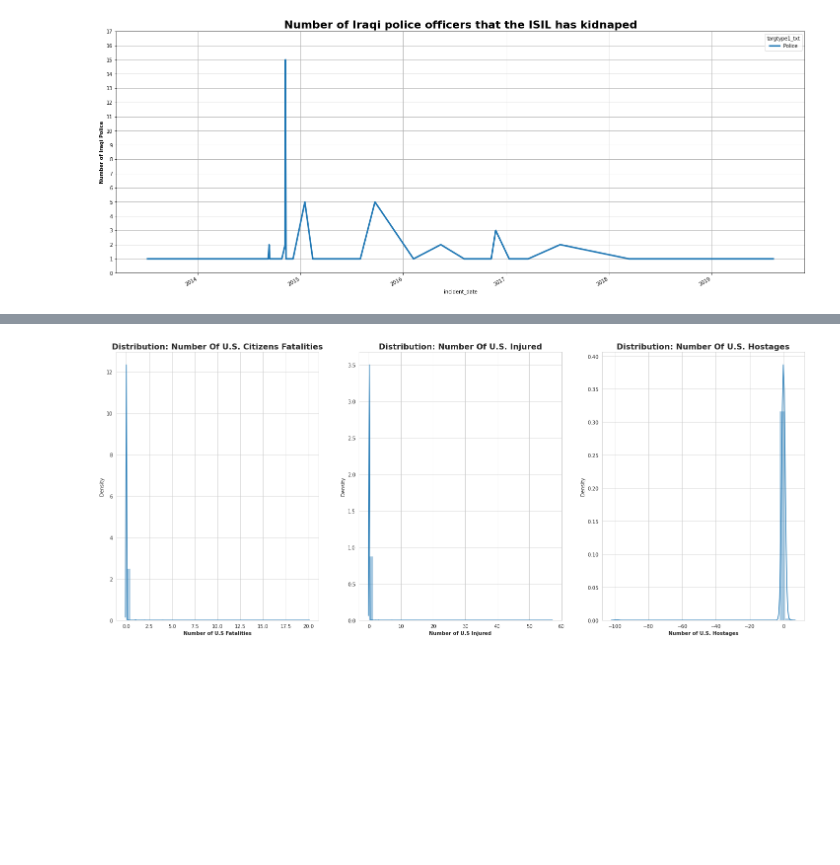
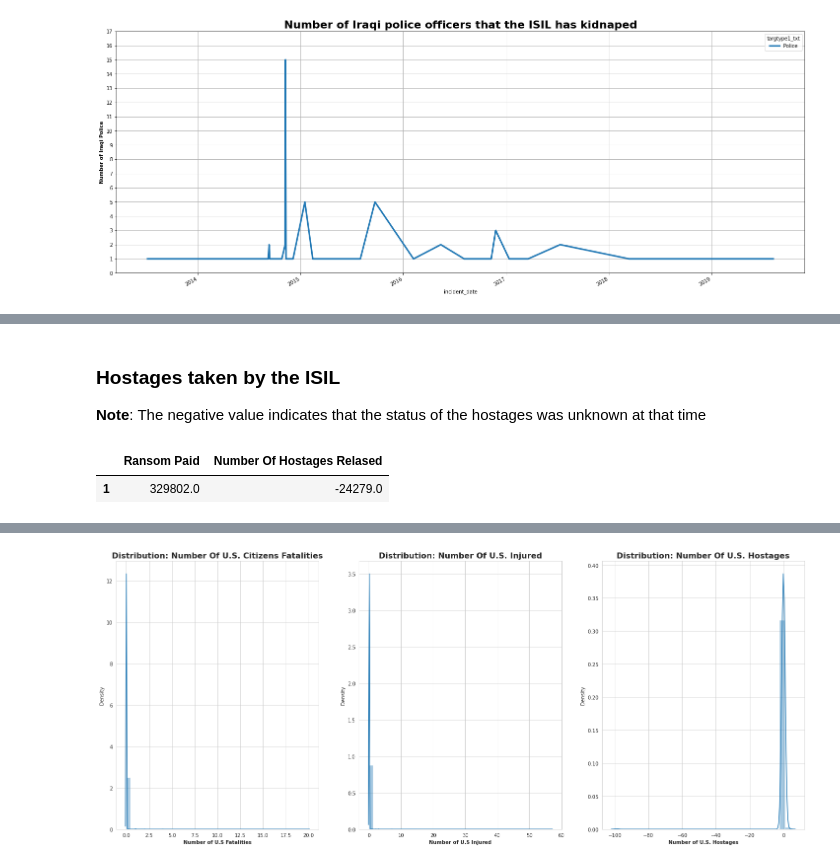
Before and after one commit to ratmadjads/DSC680, a Jupyter notebook: notebooks/DSC680_MileStoneThree_AtmadjaRio.ipynb, the cells around one changed output, grey strips where cells are left out. Drawn from its saved outputs; the diff is of its cells as text; code cells hidden in the pictures; blank space fills up the shorter version.

```diff
--- a/notebooks/DSC680_MileStoneThree_AtmadjaRio.ipynb
+++ b/notebooks/DSC680_MileStoneThree_AtmadjaRio.ipynb
@@ -381,0 +395,9 @@ ax.grid(True)
+# %% [markdown]
+### **Hostages taken by the ISIL**
+**Note**: The negative value indicates that the status of the hostages was unknown at that time
+# %%
+pd.DataFrame({'Ransom Paid': isil_df['ransompaid'].sum(),
+              'Number Of Hostages Relased': isil_df['nreleased'].sum()}, index=[1])
+# %% [output]
+|  | Ransom Paid | Number Of Hostages Relased |
+| 1 | 329802.0 | -24279.0 |
```
Also changed, not shown: parts of 5 cells of this notebook.
